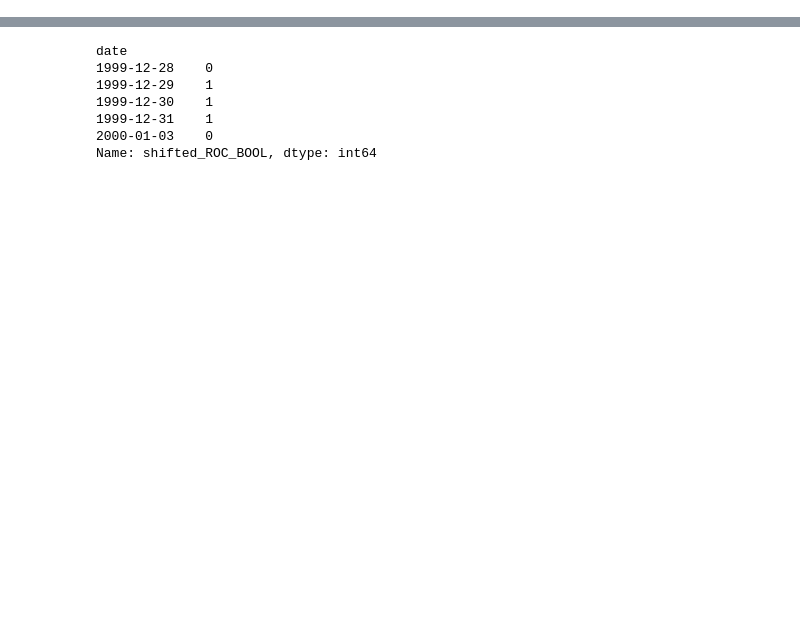
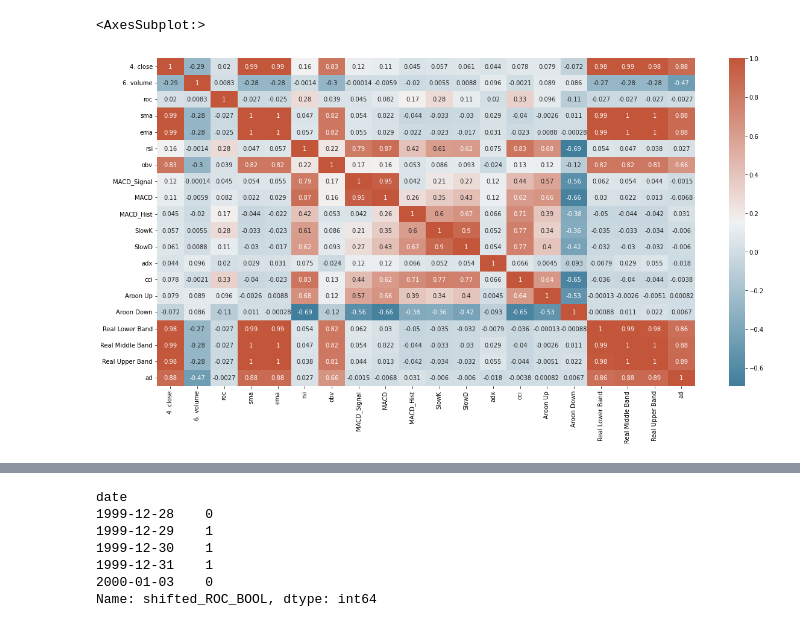
Before and after one commit to aitabot/xgboost_playground, a Jupyter notebook: Playground_Feedback2.ipynb, the cells around one changed output, grey strips where cells are left out. Saved outputs shown, nothing was run; the diff lists cells and outputs as text; code cells hidden in the pictures; blank space fills up the shorter version.

```diff
--- a/Playground_Feedback2.ipynb
+++ b/Playground_Feedback2.ipynb
@@ -46,0 +53,7 @@ x.corr(method='spearman')
+# %%
+fig, ax = plt.subplots(figsize=(20,10))
+cmap = sn.diverging_palette(230, 20, as_cmap=True)
+sn.heatmap(corrMatrix, annot=True, ax=ax, cmap=cmap)
+# %% [output]
+<AxesSubplot:>
+[figure, added]
```
Also changed, not shown: parts of 10 cells of this notebook, 1 other file.
